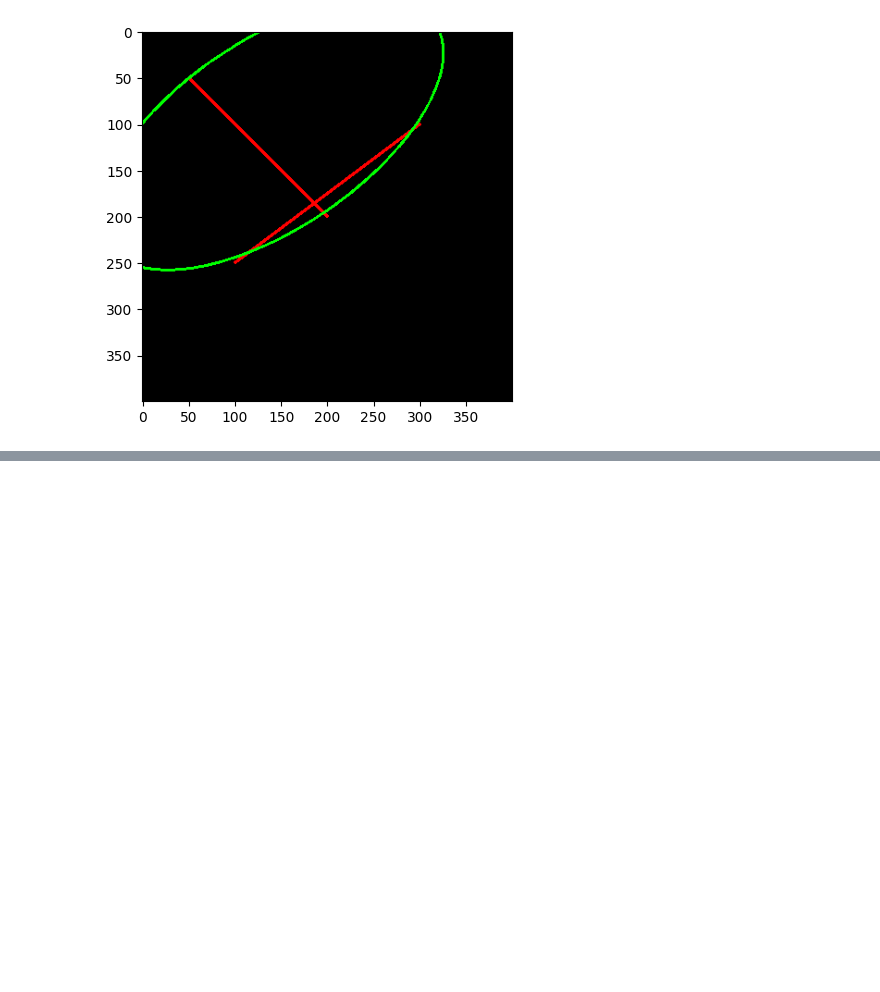
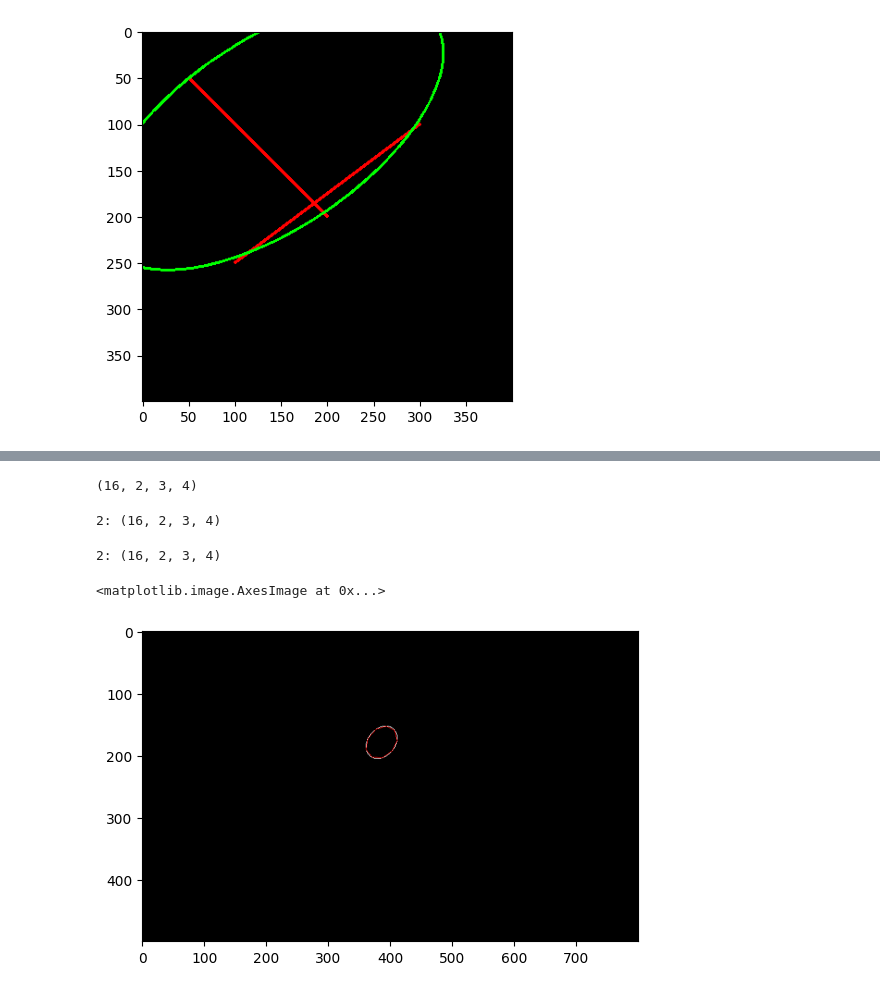
Before and after one commit to bibaodi/thyroid_train01, a Jupyter notebook: annotationFormatConverter/convert301PACS_formart.ipynb, the cells around one changed output, grey strips where cells are left out. Cells and saved outputs as stored; diff of their text form; code cells hidden in the pictures; blank space fills up the shorter version.

```diff
--- a/annotationFormatConverter/convert301PACS_formart.ipynb
+++ b/annotationFormatConverter/convert301PACS_formart.ipynb
@@ -918,0 +1429,60 @@ main()
+# %%
+# Example tuple with float items
+float_tuple = (16.5, 2.7, 3.9, 4.2)
+
+# Define a lambda function to convert float to int
+convert_to_int = lambda x: int(x)
+
+# Use the lambda function with map to convert the tuple
+int_tuple = tuple(map(convert_to_int, float_tuple))
+
+print(int_tuple)  # Output: (1, 2, 3, 4)
+# %% [output]
+(16, 2, 3, 4)
+# %%
+funA = lambda float_tuple: tuple(map(convert_to_int, float_tuple))
+print(f"2: {funA(float_tuple)}")
+# %% [output]
+2: (16, 2, 3, 4)
+# %%
+funB = lambda float_tuple: tuple(map(int, float_tuple))
+print(f"2: {funB(float_tuple)}")
+# %% [output]
+2: (16, 2, 3, 4)
+# %%
+import cv2
+import numpy as np
+### ellipse=((386.61578369140625, 179.8028106689453), (44.276954650878906, 58.850643157958984), 40.876983642578125)
+# Create a blank image
+image = np.zeros((500, 800, 3), dtype=np.uint8)
+
+# Define the parameters of the rotated rectangle
+center = (386.61578369140625, 179.8028106689453) #(250, 250)  # Center of the rectangle
+size =  (44.276954650878906, 58.850643157958984)#(300, 200)     # Width and height of the rectangle
+angle = 40.876983642578125           # Angle of rotation
+
+funB = lambda float_tuple: tuple(map(int, float_tuple))
+center = funB(center)
+size = funB(size)
+angle = int(angle)
+# Calculate the axes of the ellipse
+axes = (int(size[0] / 2), int(size[1] / 2))
+
+# Draw the ellipse on the image
+cv2.ellipse(image,center, axes, angle, 0, 360, (255, 255, 255), 1)
+
+# Get the points that approximate the ellipse
+ellipse_points = cv2.ellipse2Poly(center, axes, angle, 0, 360, 40)
+
+# Convert the points to a polygon
+#polygon = np.array(ellipse_points, dtype=np.int32)
+polygon = ellipse_points
+#polygon = polygon.reshape((-1, 1, 2))
+
+# Draw the polygon on the image
+cv2.polylines(image, [polygon], isClosed=True, color=(255, 2, 0), thickness=1)
+
+plt.imshow(image)
+# %% [output]
+<matplotlib.image.AxesImage at 0x...>
+[figure, added]
```
Also changed, not shown: parts of 10 cells of this notebook.
